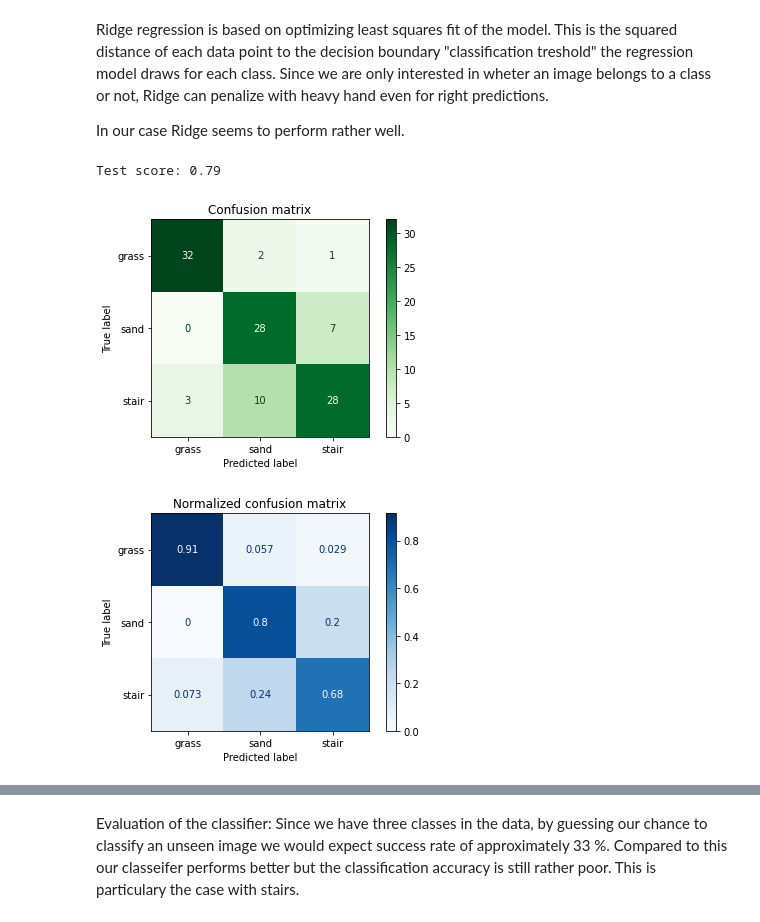
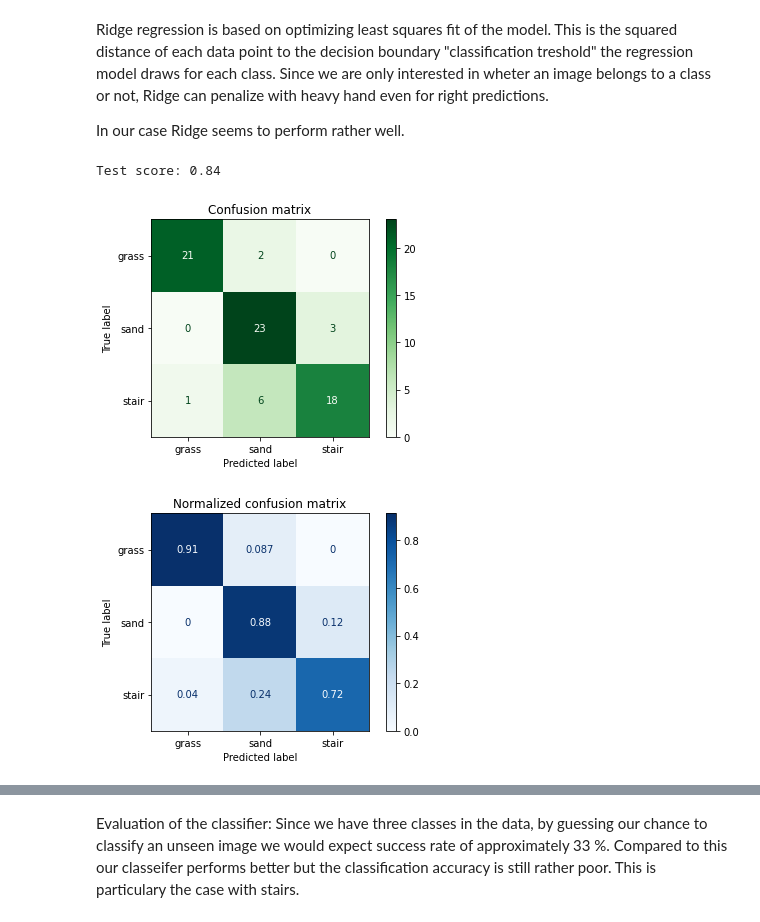
Before and after one commit to HannaKi/Image_classification_with_machine_learning_models, a Jupyter notebook: Image_classification.ipynb, the cells around one changed output, grey strips where cells are left out. Drawn from its saved outputs; the diff is of its cells as text; code cells hidden in the pictures.

```diff
--- a/Image_classification.ipynb
+++ b/Image_classification.ipynb
@@ -553,7 +567,7 @@ for train_index, test_index in kfold_cv.split(X):
     scores = [] # for each hyperparameter store mean accuracy score
     features = [] # for each hyperparameter store features used
 
-    for k in hyperparam_range: # Inner CV: optimize hyperparameter
+    for param in hyperparam_range: # Inner CV: optimize hyperparameter
         inner_scores=[] # for a given hyperparam: accuracy score for each fold
         feat_support=[] # for a given hyperparam: features used to gain the score
 
@@ -567,9 +581,9 @@ for train_index, test_index in kfold_cv.split(X):
             # select same feats for test
             X_subtest_new = selector.transform(X_subtest)
 
-            ridge = RidgeClassifier(alpha=k)
-            ridge.fit(X_subtrain_new, y_subtrain)
-            inner_scores.append(ridge.score(X_subtest_new, y_subtest)) # Test accuracy for each inner fold
+            model = RidgeClassifier(alpha=param)
+            model.fit(X_subtrain_new, y_subtrain)
+            inner_scores.append(model.score(X_subtest_new, y_subtest)) # Test accuracy for each inner fold
             feat_support.extend(selector.get_support(indices=True)) # get votes for the features used in selecting the hyperparam
 
         # print(f"Feature support for hyperparam value {k:0.2f} is {feat_support}") # best feats of the inner loopa are the most common ones in this list
@@ -590,9 +604,9 @@ for train_index, test_index in kfold_cv.split(X):
     feature_indices = [a for (a, b) in Counter(features[np.argmax(scores)]).most_common(n_feats)] # get the most used features
 
 
-    ridge = RidgeClassifier(alpha=hyperparam_range[np.argmax(scores)]) # initialize a model with the best hyperparam
-    ridge.fit(X_train.iloc[:,feature_indices], y_train) # train it with the best features
-    predictions = ridge.predict(X_test.iloc[:,feature_indices]) # predict wit the same features
+    model = RidgeClassifier(alpha=hyperparam_range[np.argmax(scores)]) # initialize a model with the best hyperparam
+    model.fit(X_train.iloc[:,feature_indices], y_train) # train it with the best features
+    predictions = model.predict(X_test.iloc[:,feature_indices]) # predict wit the same features
     print(f"Performance accuracy was {round(accuracy_score(y_test[0], predictions)*100,1)} percent")
     print("-------\n")
 
@@ -679,0 +637,5 @@ Expected classification accuracy: 80.0 percent
+# %%
+# which hyperparameter was the best one?
+print("Hyperparameter:")
+for i in np.unique(best_hyperparam_K):
+    print(i, "voted", best_hyperparam_K.count(i), "time(s)")
@@ -679,0 +654,21 @@ Expected classification accuracy: 80.0 percent
+# %%
+# use hyperparameter indices to get the best features:
+counts = Counter(best_hyperparam_K).most_common()
+best_hyperparameter = counts[0][0] # best hyperparameter. In a tie situation the Counter chooses the first item.
+print(f"Best hyperparemater is {best_hyperparameter:0.2f}.")
+idx  = [i for i, x in enumerate(best_hyperparam_K) if x == best_hyperparameter]
+
+# best features are the ones that were used when training for the best hyperparm:
+best_feats = []
+for i in idx:
+  best_feats.extend(best_features[i])
+
+feats_of_best_hparam = Counter(best_feats).most_common(n_feats)
+# print(feats_of_best_hparam)
+
+col_indices=[a for (a,b) in feats_of_best_hparam]
+# print(col_indices)
+vars = [all_featurenames[i] for i in col_indices ]
+
+print("The best variables are:")
+pprint(vars)
@@ -682,28 +694,25 @@ Ridge regression is based on optimizing least squares fit of the model. This is
 
 In our case Ridge seems to perform rather well.
 # %%
-from sklearn.metrics import plot_confusion_matrix
-from sklearn.model_selection import train_test_split
-
-X_train, X_test, y_train, y_test = train_test_split(X[vars], y, test_size =0.3)
+X_train, X_test, y_train, y_test = train_test_split(X[vars], y, test_size =0.20)
 
 model = RidgeClassifier(alpha=best_hyperparameter)
 model.fit(X_train, y_train)
 predictions = model.predict(X_test)
 
 print(f"Test score: {model.score(X_test, y_test):0.2f}")
 
 plot_confusion_matrix(model, X_test, y_test, cmap='Greens', values_format='d')
 plt.title("Confusion matrix")
 plt.show()
 
 plot_confusion_matrix(model, X_test, y_test, cmap='Blues', normalize='true')
 plt.title("Normalized confusion matrix")
 plt.show()
 # %% [output]
-Test score: 0.79
+Test score: 0.84
-[figure, old version]
+[figure, new version]
-[figure, old version]
+[figure, new version]
 # %%
 print(classification_report(y_test, predictions))
 # %% [output]
```
Also changed, not shown: parts of 21 cells of this notebook.
